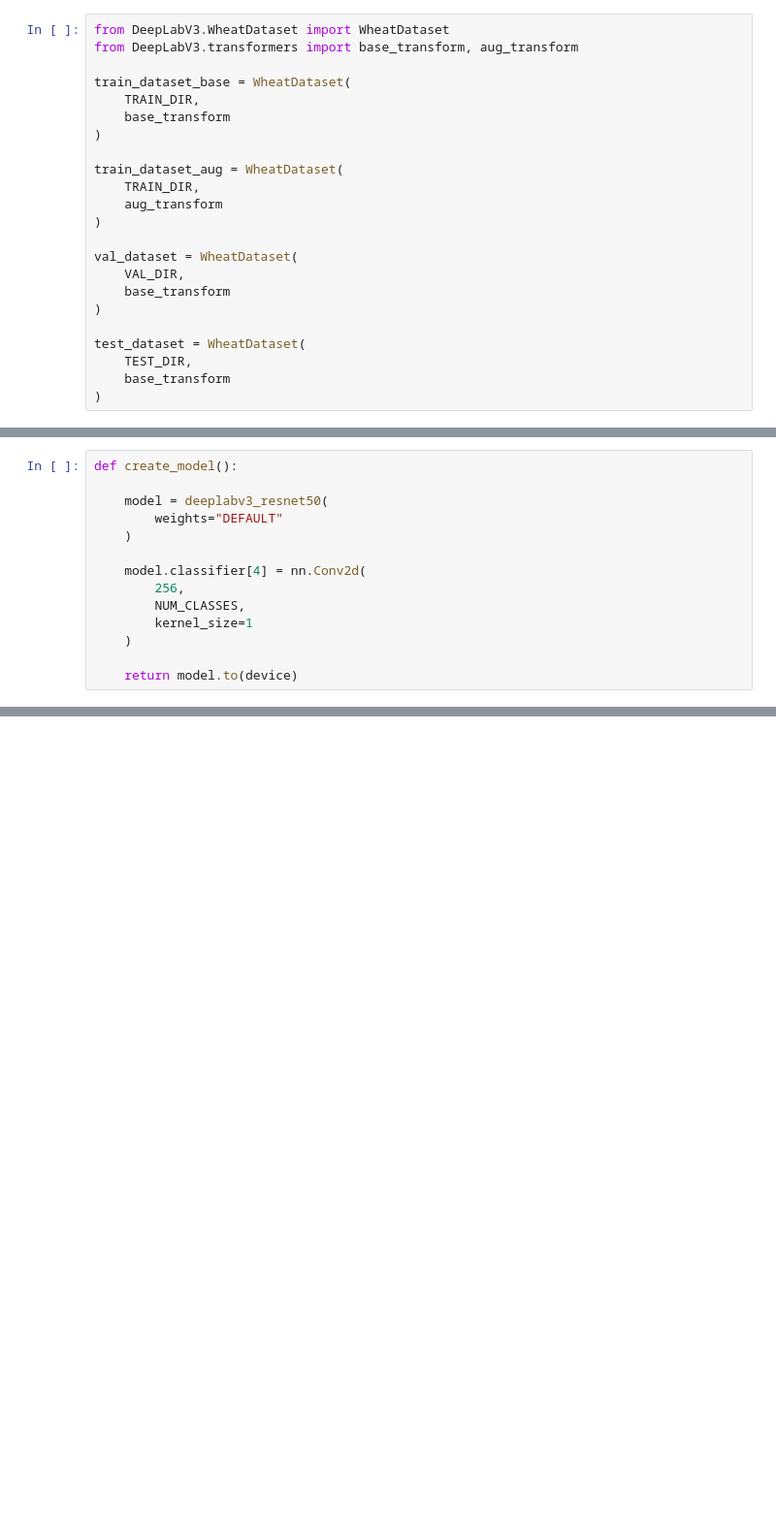
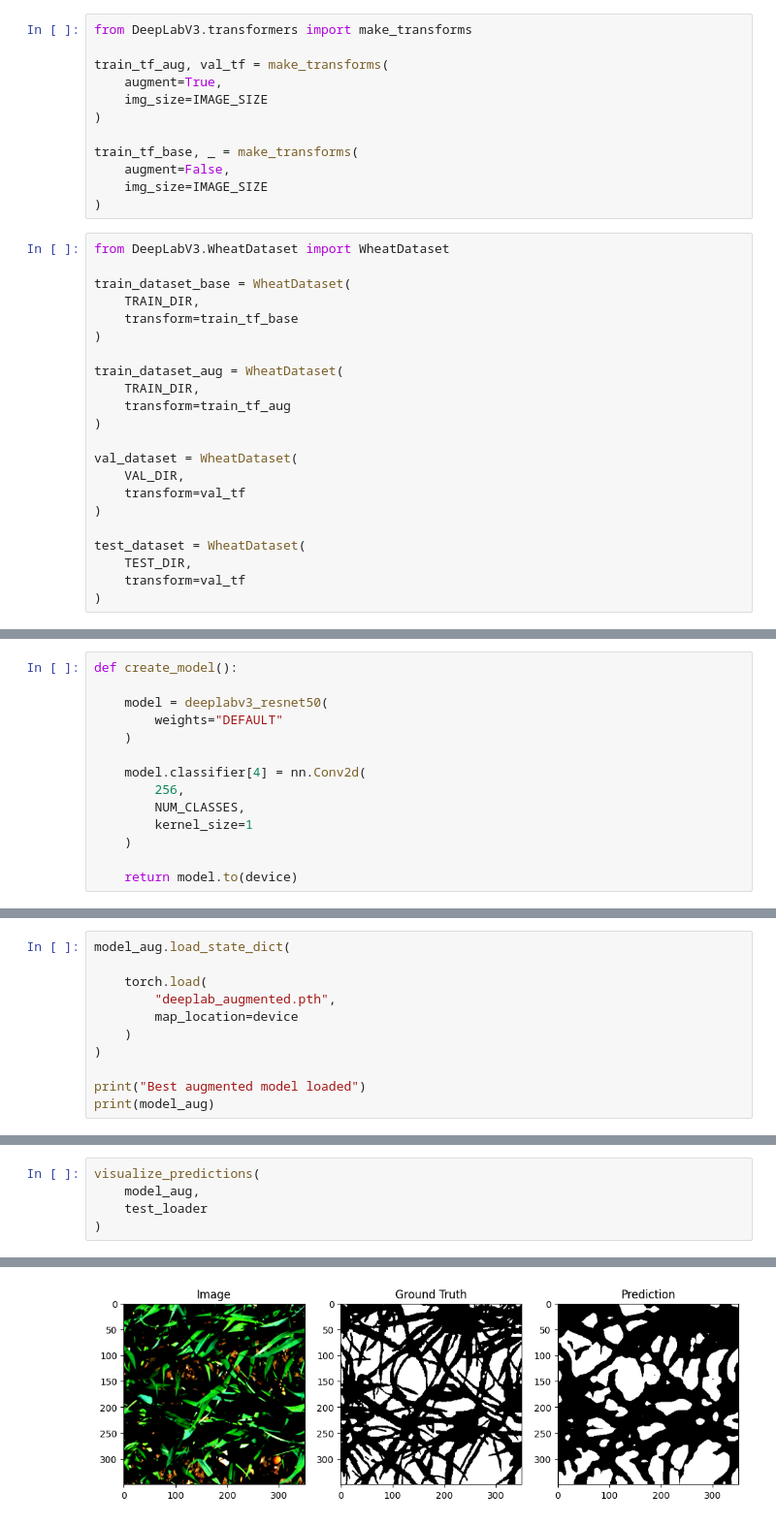
Before and after one commit to nishanshaju22/COMP9517_Project, a Jupyter notebook: DeepLabV3/Model.ipynb, the cells around one changed output, grey strips where cells are left out. Shown at 97% size. Saved outputs shown, nothing was run; the diff lists cells and outputs as text; blank space fills up the shorter version.

```diff
--- a/DeepLabV3/Model.ipynb
+++ b/DeepLabV3/Model.ipynb
@@ -46,28 +52,39 @@ EPOCHS = 15
 LEARNING_RATE = 1e-4
 
 NUM_CLASSES = 1
+# %%
+from DeepLabV3.transformers import make_transforms
+
+train_tf_aug, val_tf = make_transforms(
+    augment=True,
+    img_size=IMAGE_SIZE
+)
+
+train_tf_base, _ = make_transforms(
+    augment=False,
+    img_size=IMAGE_SIZE
+)
 # %%
 from DeepLabV3.WheatDataset import WheatDataset
-from DeepLabV3.transformers import base_transform, aug_transform
 
 train_dataset_base = WheatDataset(
     TRAIN_DIR,
-    base_transform
+    transform=train_tf_base
 )
 
 train_dataset_aug = WheatDataset(
     TRAIN_DIR,
-    aug_transform
+    transform=train_tf_aug
 )
 
 val_dataset = WheatDataset(
     VAL_DIR,
-    base_transform
+    transform=val_tf
 )
 
 test_dataset = WheatDataset(
     TEST_DIR,
-    base_transform
+    transform=val_tf
 )
 # %%
 train_loader_base = torch.utils.data.DataLoader(
@@ -199,0 +578,11 @@ def train_model(
+# %%
+model_aug.load_state_dict(
+
+    torch.load(
+        "deeplab_augmented.pth",
+        map_location=device
+    )
+)
+
+print("Best augmented model loaded")
+print(model_aug)
@@ -199,0 +686,6 @@ def train_model(
+# %%
+visualize_predictions(
+    model_aug,
+    test_loader
+)
+# %% [output]
@@ -199,0 +693 @@ def train_model(
+[figure, added]
```
Also changed, not shown: parts of 25 cells of this notebook, 3 other files.
